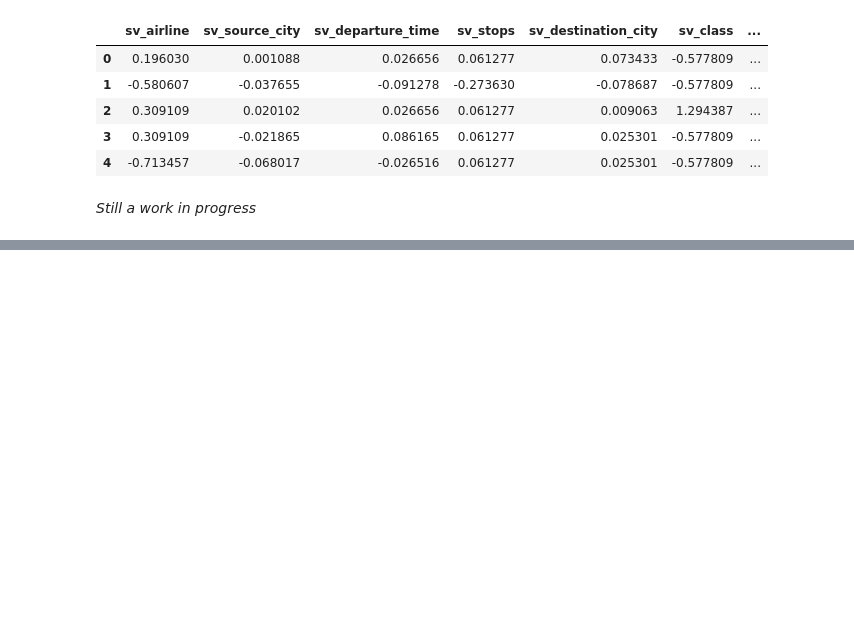
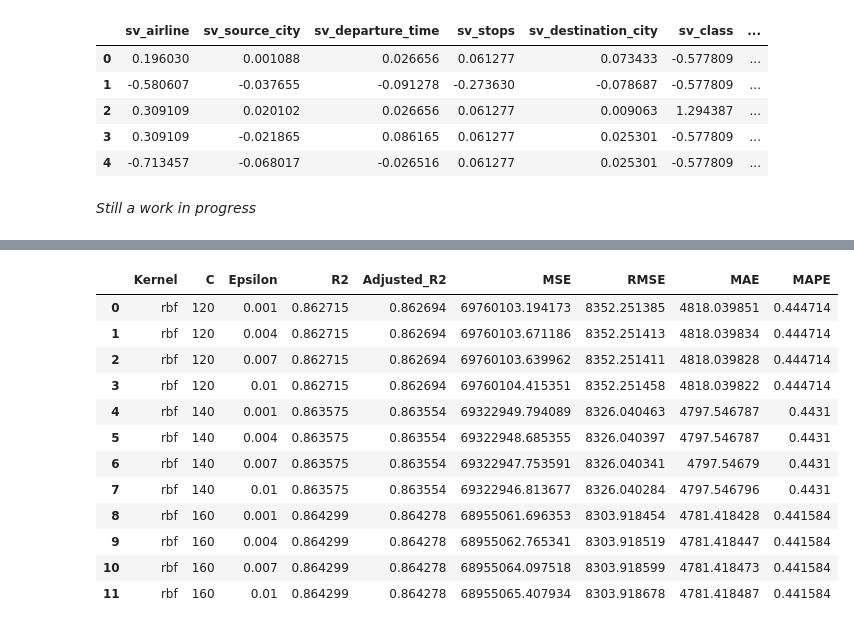
Before and after one commit to calebang/IS460, a Jupyter notebook: 02_Models/02c_SupportVectorRegressor.ipynb, the cells around one changed output, grey strips where cells are left out. Drawn from its saved outputs; the diff is of its cells as text; code cells hidden in the pictures; blank space fills up the shorter version.

```diff
--- a/02_Models/02c_SupportVectorRegressor.ipynb
+++ b/02_Models/02c_SupportVectorRegressor.ipynb
@@ -667,0 +988,2 @@ print("Predicted price: ", y_output)
+# %%
+next_tune9 = evaluate_svr('rbf', 160, 0.001, X_train, y_train, X_test, y_test)
@@ -667,0 +1000,2 @@ print("Predicted price: ", y_output)
+# %%
+next_tune10 = evaluate_svr('rbf', 160, 0.004, X_train, y_train, X_test, y_test)
@@ -667,0 +1012,2 @@ print("Predicted price: ", y_output)
+# %%
+next_tune11 = evaluate_svr('rbf', 160, 0.007, X_train, y_train, X_test, y_test)
@@ -667,0 +1024,2 @@ print("Predicted price: ", y_output)
+# %%
+next_tune12 = evaluate_svr('rbf', 160, 0.01, X_train, y_train, X_test, y_test)
@@ -667,0 +1036,33 @@ print("Predicted price: ", y_output)
+# %%
+next_tune_dict = {
+    '0': next_tune1,
+    '1': next_tune2,
+    '2': next_tune3,
+    '3': next_tune4,
+    '4': next_tune5,
+    '5': next_tune6,
+    '6': next_tune7,
+    '7': next_tune8,
+    '8': next_tune9,
+    '9': next_tune10,
+    '10': next_tune11,
+    '11': next_tune12
+}
+
+next_tune_df = pd.DataFrame(next_tune_dict)
+next_tune_df = next_tune_df.T
+next_tune_df.head(12)
+# %% [output]
+|  | Kernel | C | Epsilon | R2 | Adjusted_R2 | MSE | RMSE | MAE | MAPE |
+| 0 | rbf | 120 | 0.001 | 0.862715 | 0.862694 | 69760103.194173 | 8352.251385 | 4818.039851 | 0.444714 |
+| 1 | rbf | 120 | 0.004 | 0.862715 | 0.862694 | 69760103.671186 | 8352.251413 | 4818.039834 | 0.444714 |
+| 2 | rbf | 120 | 0.007 | 0.862715 | 0.862694 | 69760103.639962 | 8352.251411 | 4818.039828 | 0.444714 |
+| 3 | rbf | 120 | 0.01 | 0.862715 | 0.862694 | 69760104.415351 | 8352.251458 | 4818.039822 | 0.444714 |
+| 4 | rbf | 140 | 0.001 | 0.863575 | 0.863554 | 69322949.794089 | 8326.040463 | 4797.546787 | 0.4431 |
+| 5 | rbf | 140 | 0.004 | 0.863575 | 0.863554 | 69322948.685355 | 8326.040397 | 4797.546787 | 0.4431 |
+| 6 | rbf | 140 | 0.007 | 0.863575 | 0.863554 | 69322947.753591 | 8326.040341 | 4797.54679 | 0.4431 |
+| 7 | rbf | 140 | 0.01 | 0.863575 | 0.863554 | 69322946.813677 | 8326.040284 | 4797.546796 | 0.4431 |
+| 8 | rbf | 160 | 0.001 | 0.864299 | 0.864278 | 68955061.696353 | 8303.918454 | 4781.418428 | 0.441584 |
+| 9 | rbf | 160 | 0.004 | 0.864299 | 0.864278 | 68955062.765341 | 8303.918519 | 4781.418447 | 0.441584 |
+| 10 | rbf | 160 | 0.007 | 0.864299 | 0.864278 | 68955064.097518 | 8303.918599 | 4781.418473 | 0.441584 |
+| 11 | rbf | 160 | 0.01 | 0.864299 | 0.864278 | 68955065.407934 | 8303.918678 | 4781.418487 | 0.441584 |
```
Also changed, not shown: parts of 43 cells of this notebook.
